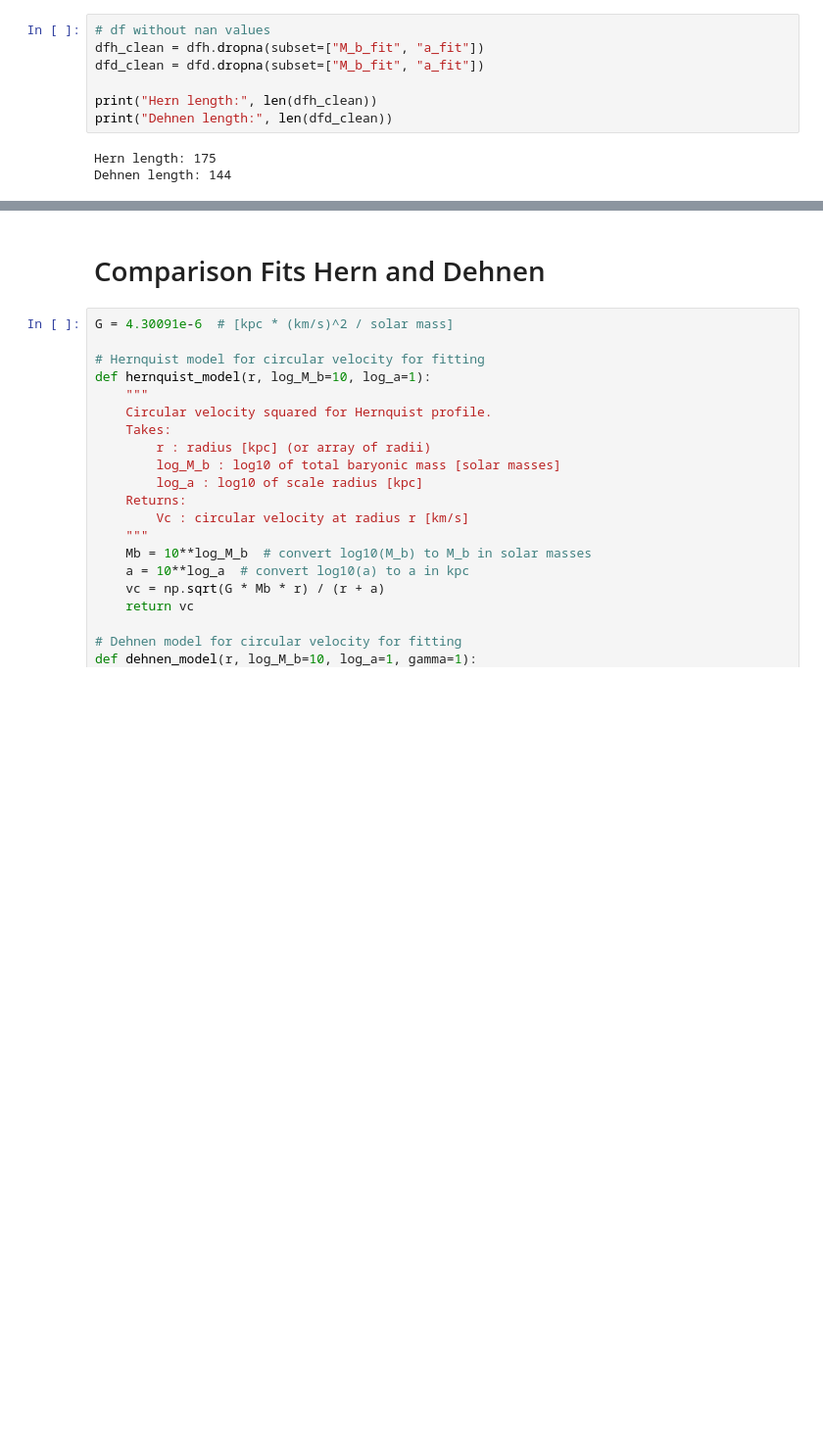
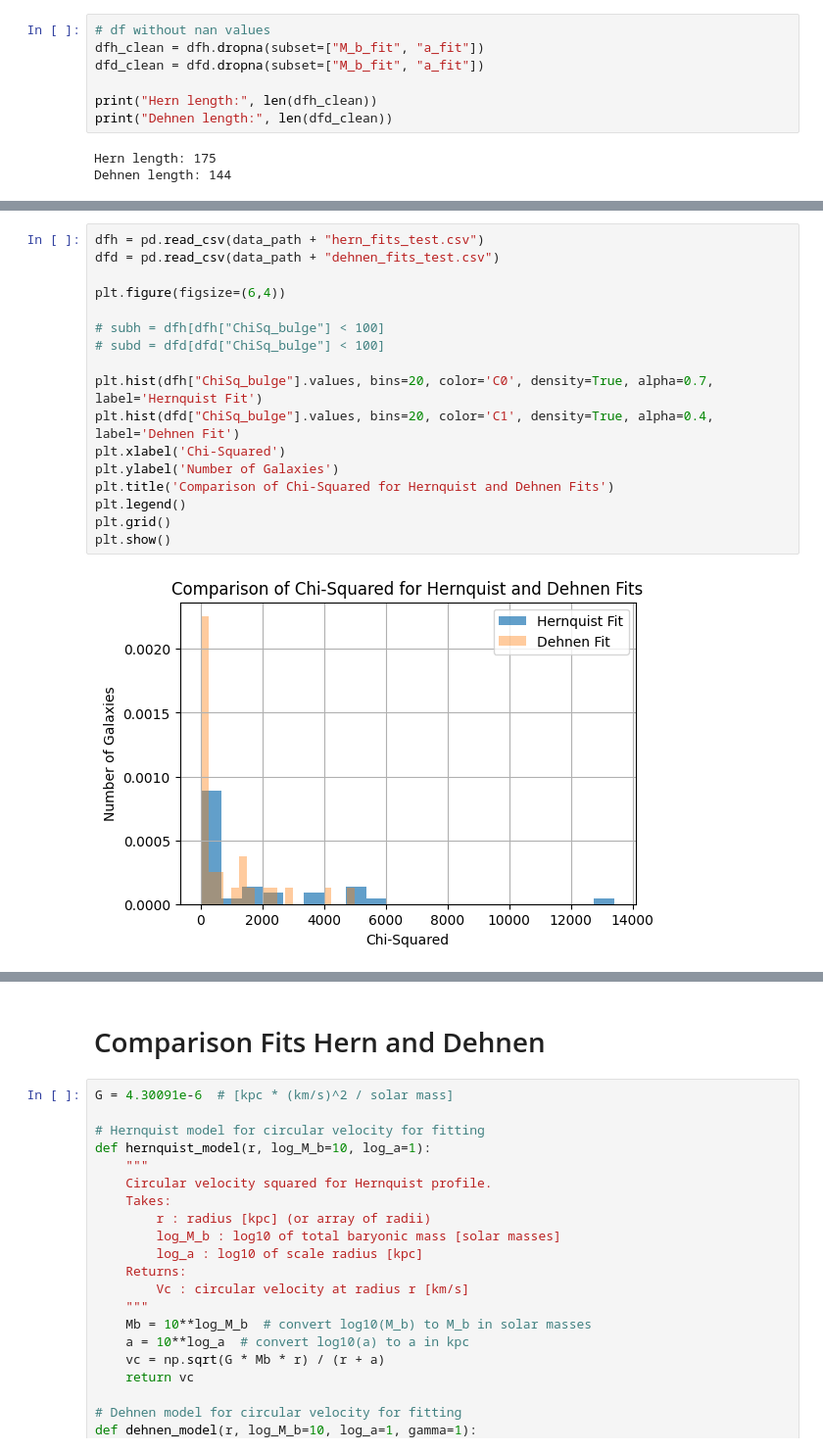
Before and after one commit to AdamSmithOrlik/sidm-rotation-curves-SPARC, a Jupyter notebook: baryon-fits.ipynb, the cells around one changed output, grey strips where cells are left out. Shown at 98% size. Cells and saved outputs as stored; diff of their text form; blank space fills up the shorter version.

```diff
--- a/baryon-fits.ipynb
+++ b/baryon-fits.ipynb
@@ -804,3 +803,22 @@ plt.grid()
 plt.show()
 # %% [output]
 [figure]
+# %%
+dfh = pd.read_csv(data_path + "hern_fits_test.csv")
+dfd = pd.read_csv(data_path + "dehnen_fits_test.csv")
+
+plt.figure(figsize=(6,4))
+
+# subh = dfh[dfh["ChiSq_bulge"] < 100]
+# subd = dfd[dfd["ChiSq_bulge"] < 100]
+
+plt.hist(dfh["ChiSq_bulge"].values, bins=20, color='C0', density=True, alpha=0.7, label='Hernquist Fit')
+plt.hist(dfd["ChiSq_bulge"].values, bins=20, color='C1', density=True, alpha=0.4, label='Dehnen Fit')
+plt.xlabel('Chi-Squared')
+plt.ylabel('Number of Galaxies')
+plt.title('Comparison of Chi-Squared for Hernquist and Dehnen Fits')
+plt.legend()
+plt.grid()
+plt.show()
+# %% [output]
+[figure, added]
```
Also changed, not shown: parts of 11 cells of this notebook, 5 other files.
